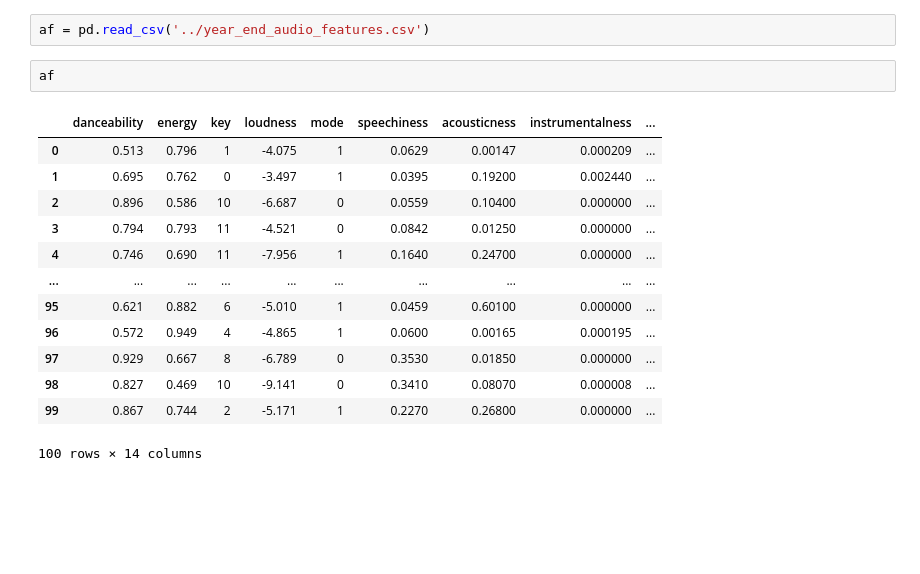
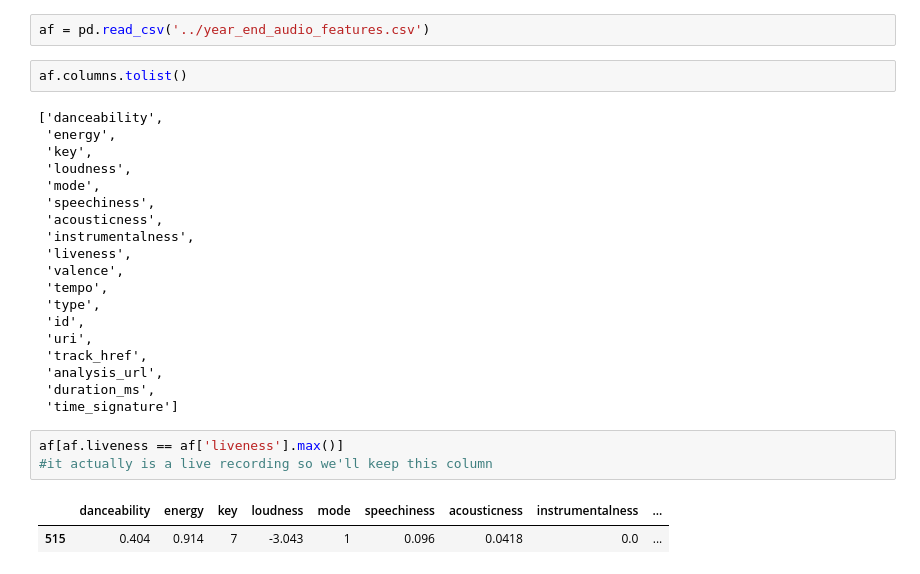
Before and after one commit to zylstraa/capstone, a Jupyter notebook: notebooks/year-end_audio_features.ipynb, the cells around one changed output. Cells and saved outputs as stored; diff of their text form; blank space fills up the shorter version.

```diff
--- a/notebooks/year-end_audio_features.ipynb
+++ b/notebooks/year-end_audio_features.ipynb
@@ -3,18 +3,29 @@ import pandas as pd
 # %%
 af = pd.read_csv('../year_end_audio_features.csv')
 # %%
-af
+af.columns.tolist()
 # %% [output]
-|  | danceability | energy | key | loudness | mode | speechiness | acousticness | instrumentalness | ... |
-| 0 | 0.513 | 0.796 | 1 | -4.075 | 1 | 0.0629 | 0.00147 | 0.000209 | ... |
-| 1 | 0.695 | 0.762 | 0 | -3.497 | 1 | 0.0395 | 0.19200 | 0.002440 | ... |
-| 2 | 0.896 | 0.586 | 10 | -6.687 | 0 | 0.0559 | 0.10400 | 0.000000 | ... |
-| 3 | 0.794 | 0.793 | 11 | -4.521 | 0 | 0.0842 | 0.01250 | 0.000000 | ... |
-| 4 | 0.746 | 0.690 | 11 | -7.956 | 1 | 0.1640 | 0.24700 | 0.000000 | ... |
-| ... | ... | ... | ... | ... | ... | ... | ... | ... | ... |
-| 95 | 0.621 | 0.882 | 6 | -5.010 | 1 | 0.0459 | 0.60100 | 0.000000 | ... |
-| 96 | 0.572 | 0.949 | 4 | -4.865 | 1 | 0.0600 | 0.00165 | 0.000195 | ... |
-| 97 | 0.929 | 0.667 | 8 | -6.789 | 0 | 0.3530 | 0.01850 | 0.000000 | ... |
-| 98 | 0.827 | 0.469 | 10 | -9.141 | 0 | 0.3410 | 0.08070 | 0.000008 | ... |
-| 99 | 0.867 | 0.744 | 2 | -5.171 | 1 | 0.2270 | 0.26800 | 0.000000 | ... |
-100 rows × 14 columns
+['danceability',
+ 'energy',
+ 'key',
+ 'loudness',
+ 'mode',
+ 'speechiness',
+ 'acousticness',
+ 'instrumentalness',
+ 'liveness',
+ 'valence',
+ 'tempo',
+ 'type',
+ 'id',
+ 'uri',
+ 'track_href',
+ 'analysis_url',
+ 'duration_ms',
+ 'time_signature']
+# %%
+af[af.liveness == af['liveness'].max()]
+#it actually is a live recording so we'll keep this column
+# %% [output]
+|  | danceability | energy | key | loudness | mode | speechiness | acousticness | instrumentalness | ... |
+| 515 | 0.404 | 0.914 | 7 | -3.043 | 1 | 0.096 | 0.0418 | 0.0 | ... |
```
Also changed, not shown: parts of 16 cells of this notebook.
